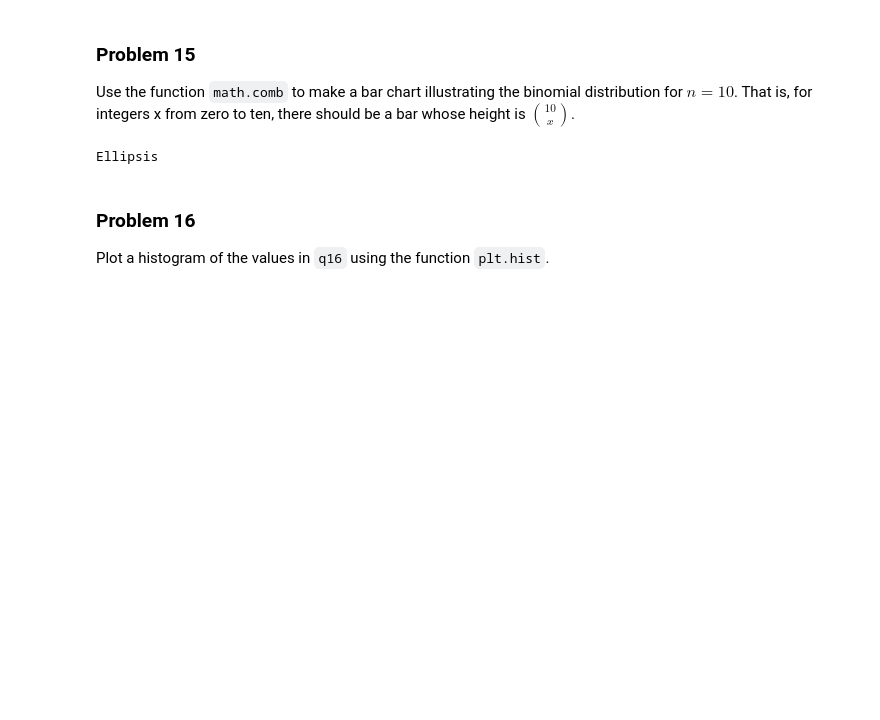
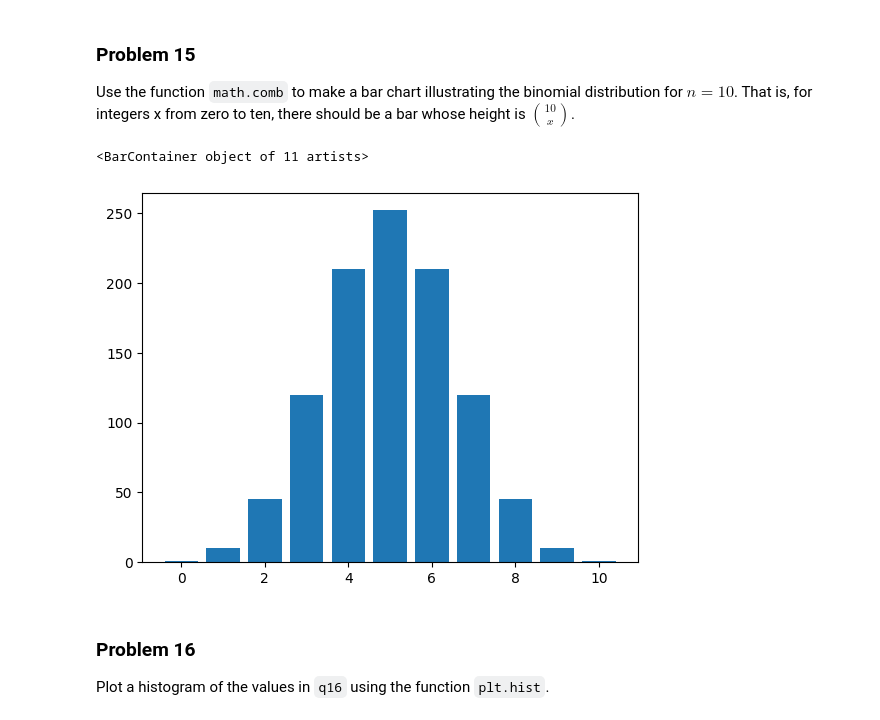
Before and after one commit to MercWithACommit/dx602-homework-05, a Jupyter notebook: homework.ipynb, the cells around one changed output. Cells and saved outputs as stored; diff of their text form; code cells hidden in the pictures; blank space fills up the shorter version.

```diff
--- a/homework.ipynb
+++ b/homework.ipynb
@@ -365,12 +391,18 @@ plt.savefig('p14.png')
 
 Use the function `math.comb` to make a bar chart illustrating the binomial distribution for $n=10$.
 That is, for integers x from zero to ten, there should be a bar whose height is $10 \choose x$.
-# %%
-# YOUR CHANGES HERE
-
-...
-# %% [output]
-Ellipsis
+# %%
+# YOUR CHANGES HERE
+
+n = 10
+x = [x for x in range(n + 1)]
+
+y = [math.comb(n, value) for value in x]
+
+plt.bar(x, y)
+# %% [output]
+<BarContainer object of 11 artists>
+[figure, added]
 # %% [markdown]
 ### Problem 16
 
```
Also changed, not shown: parts of 8 cells of this notebook.
